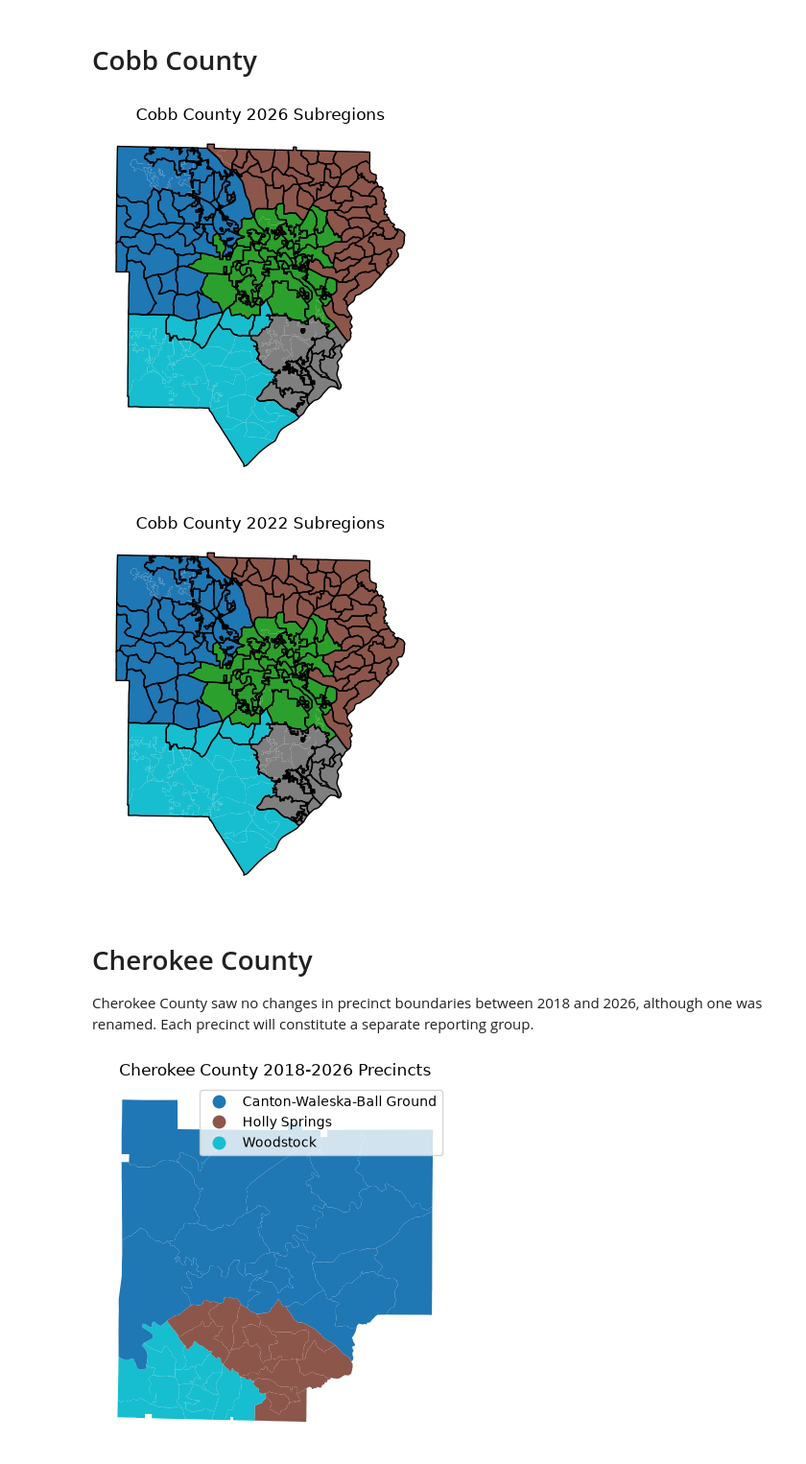
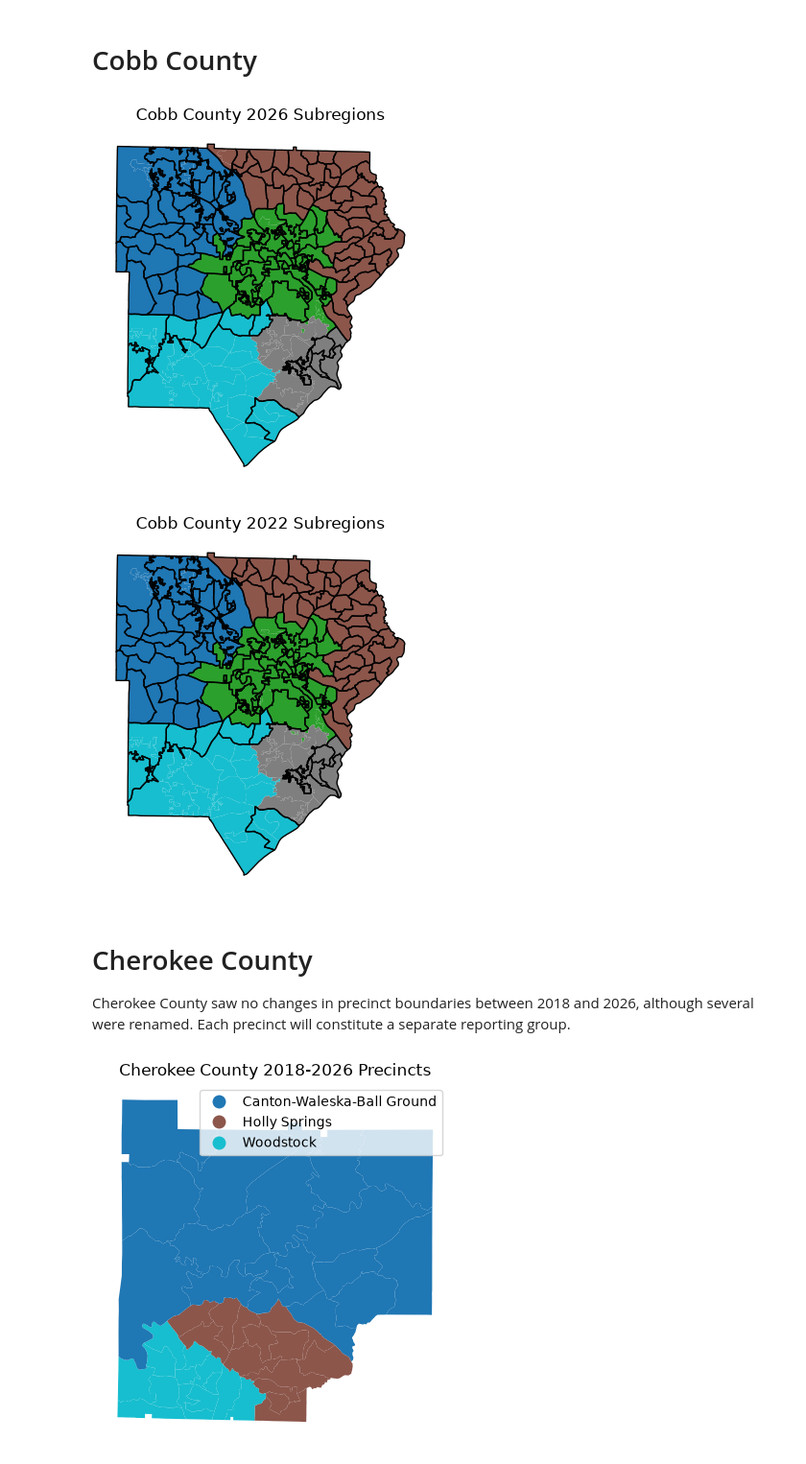
Before and after one commit to davidboers/2026electionmodels, a Jupyter notebook: metro_prec.ipynb, the cells around one changed output. Shown at 96% size. Saved outputs shown, nothing was run; the diff lists cells and outputs as text; code cells hidden in the pictures.

```diff
--- a/metro_prec.ipynb
+++ b/metro_prec.ipynb
@@ -118,18 +126,28 @@ def create_prg_map(intersections: geopandas.GeoDataFrame, prg_prefix: str,
 
 def build_prgs(old, new, prg_prefix):
     inters = precinct_overlaps(old, new)
-    old_precincts = old['Reporting Group'] if 'Reporting Group' in old else pd.Series()
-    new_precincts = new['Reporting Group'] if 'Reporting Group' in new else pd.Series()
+    old_precincts = pd.Series()
+    new_precincts = pd.Series()
     old_precincts, new_precincts = create_prg_map(inters, prg_prefix, old_precincts,
                                                   new_precincts)
+
     def lookup(d, x):
         try:
             return d[x]
         except KeyError:
             print(inters[(inters['old_precinct'] == x) | (inters['new_precinct'] == x)])
             raise
-    old['Reporting Group'] = old['Precinct'].map(lambda x: lookup(old_precincts, x))
-    new['Reporting Group'] = new['Precinct'].map(lambda x: lookup(new_precincts, x))
+
+    old_year = np.unique(old['Election'].values)
+    new_year = np.unique(new['Election'].values)
+    assert len(old_year) == 1
+    assert len(new_year) == 1
+    [old_year] = old_year
+    [new_year] = new_year
+    rg_field = f'Reporting Group ({old_year}-{new_year})'
+
+    old[rg_field] = old['Precinct'].map(lambda x: lookup(old_precincts, x))
+    new[rg_field] = new['Precinct'].map(lambda x: lookup(new_precincts, x))
     return old, new
 # %% [markdown]
 # Fulton County
@@ -693,54 +372,56 @@ cobb2026['County'] = 'Cobb'
 cobb2026['Election'] = '2026'
 cobb2022['County'] = 'Cobb'
 cobb2022['Election'] = '2022'
 
 cobb2026['Precinct Group'] = cobb2026['Precinct'].map(lambda x: ' '.join(x.split(' ')[:-1]))
 cobb2022['Precinct Group'] = cobb2022['Precinct'].map(lambda x: ' '.join(x.split(' ')[:-1]))
 
 # Subregions
 cobb2026['Subregion'] = cobb2026['Precinct Group'].apply(cobb_subregion)
 cobb2026.loc['OREGON 03', 'Subregion'] = 'Marietta'
 cobb2026.loc[['OREGON 02', 'OREGON 04'], 'Subregion'] = 'South Cobb'
 cobb2026.loc[['BIG SHANTY 02'], 'Subregion'] = 'North East Cobb'
 cobb2026.loc['MABLETON 4C', 'Subregion'] = 'Smyrna-Vinings'
 
 cobb2022['Subregion'] = cobb2022['Precinct Group'].apply(cobb_subregion)
 cobb2022.loc['OREGON 03', 'Subregion'] = 'Marietta'
 cobb2022.loc[['OREGON 02', 'OREGON 04'], 'Subregion'] = 'South Cobb'
 cobb2022.loc[['BIG SHANTY 02'], 'Subregion'] = 'North East Cobb'
 
-# Reporting Groups
-cobb2026['Reporting Group'] = cobb2026['Precinct'].map(cobb_prg)
-cobb2022['Reporting Group'] = cobb2022['Precinct'].map(cobb_prg)
-
-ax = cobb2026.plot(column='Subregion')
-cobb2026.dissolve(by='Reporting Group').plot(ax=ax, color='none')
-ax.set_title('Cobb County 2026 Subregions')
-ax.set_axis_off()
-plt.show()
-
-ax1 = cobb2022.plot(column='Subregion')
-cobb2022.dissolve(by='Reporting Group').plot(ax=ax1, color='none')
-ax1.set_title('Cobb County 2022 Subregions')
-ax1.set_axis_off()
-plt.show()
+# 2018
 
 cobb2018 = cobb2022.copy()
 cobb2018['Election'] = '2018'
 cobb2018 = cobb2018.rename(index=
     {
         'MT. BETHEL 01': 'MOUNT BETHEL 01',
         'MT. BETHEL 03': 'MOUNT BETHEL 03',
         'MT. BETHEL 04': 'MOUNT BETHEL 04'
     }, level='Precinct'
 )
+
+# Reporting Groups
+cobb2018, cobb2022 = build_prgs(cobb2018, cobb2022, 'Cobb')
+cobb2022, cobb2026 = build_prgs(cobb2022, cobb2026, 'Cobb')
+
+ax = cobb2026.plot(column='Subregion')
+cobb2026.dissolve(by='Reporting Group (2022-2026)').plot(ax=ax, color='none')
+ax.set_title('Cobb County 2026 Subregions')
+ax.set_axis_off()
+plt.show()
+
+ax1 = cobb2022.plot(column='Subregion')
+cobb2022.dissolve(by='Reporting Group (2022-2026)').plot(ax=ax1, color='none')
+ax1.set_title('Cobb County 2022 Subregions')
+ax1.set_axis_off()
+plt.show()
 # %% [output]
-[figure, old version]
+[figure, new version]
-[figure, old version]
+[figure, new version]
 # %% [markdown]
 # Cherokee County
 
-Cherokee County saw no changes in precinct boundaries between 2018 and 2026, although one was renamed. Each precinct will constitute a separate reporting group.
+Cherokee County saw no changes in precinct boundaries between 2018 and 2026, although several were renamed. Each precinct will constitute a separate reporting group.
 # %%
 import matplotlib.pyplot as plt
 import geopandas
```
Also changed, not shown: parts of 15 cells of this notebook, 13 other files.
